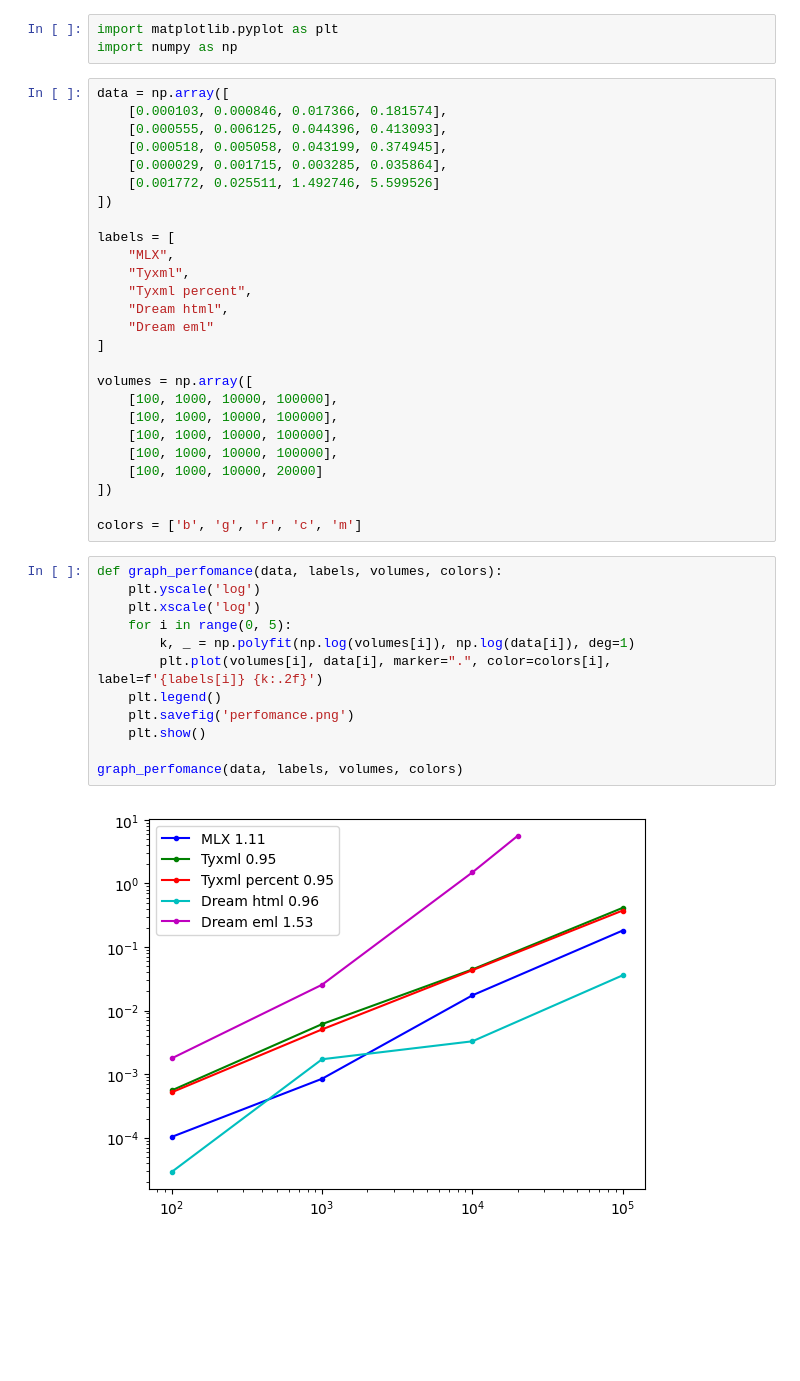
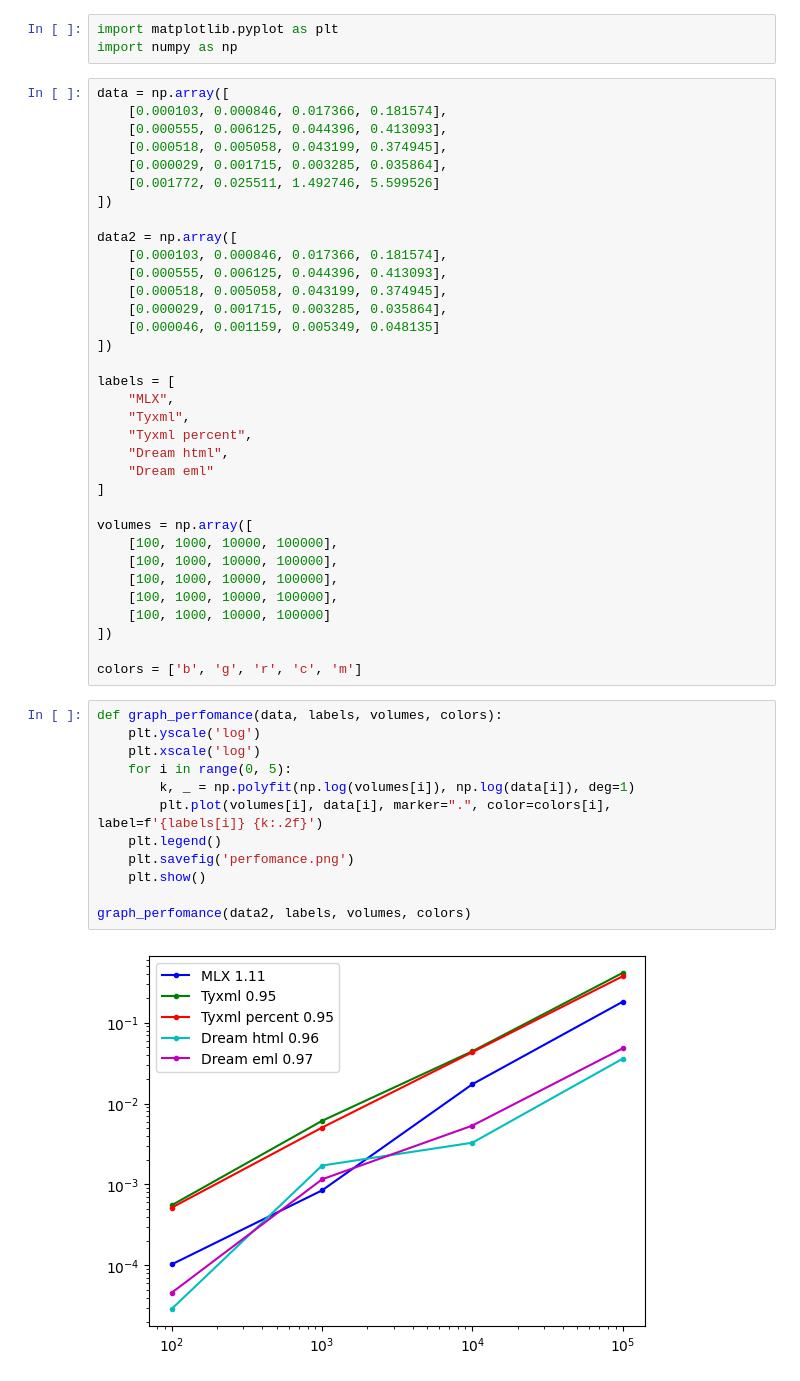
Before and after one commit to katel0k/dream_templaters_comparison, a Jupyter notebook: graphs/perfomance.ipynb, the cells around one changed output. Saved outputs shown, nothing was run; the diff lists cells and outputs as text; blank space fills up the shorter version.

```diff
--- a/graphs/perfomance.ipynb
+++ b/graphs/perfomance.ipynb
@@ -8,6 +8,14 @@ data = np.array([
     [0.000518, 0.005058, 0.043199, 0.374945],
     [0.000029, 0.001715, 0.003285, 0.035864],
     [0.001772, 0.025511, 1.492746, 5.599526]
+])
+
+data2 = np.array([
+    [0.000103, 0.000846, 0.017366, 0.181574],
+    [0.000555, 0.006125, 0.044396, 0.413093],
+    [0.000518, 0.005058, 0.043199, 0.374945],
+    [0.000029, 0.001715, 0.003285, 0.035864],
+    [0.000046, 0.001159, 0.005349, 0.048135]
 ])
 
 labels = [
@@ -23,21 +31,21 @@ volumes = np.array([
     [100, 1000, 10000, 100000],
     [100, 1000, 10000, 100000],
     [100, 1000, 10000, 100000],
-    [100, 1000, 10000, 20000]
+    [100, 1000, 10000, 100000]
 ])
 
 colors = ['b', 'g', 'r', 'c', 'm']
 # %%
 def graph_perfomance(data, labels, volumes, colors):
     plt.yscale('log')
     plt.xscale('log')
     for i in range(0, 5):
         k, _ = np.polyfit(np.log(volumes[i]), np.log(data[i]), deg=1)
         plt.plot(volumes[i], data[i], marker=".", color=colors[i], label=f'{labels[i]} {k:.2f}')
     plt.legend()
     plt.savefig('perfomance.png')
     plt.show()
 
-graph_perfomance(data, labels, volumes, colors)
+graph_perfomance(data2, labels, volumes, colors)
 # %% [output]
-[figure, old version]
+[figure, new version]
```
Also changed, not shown: 8 other files.
